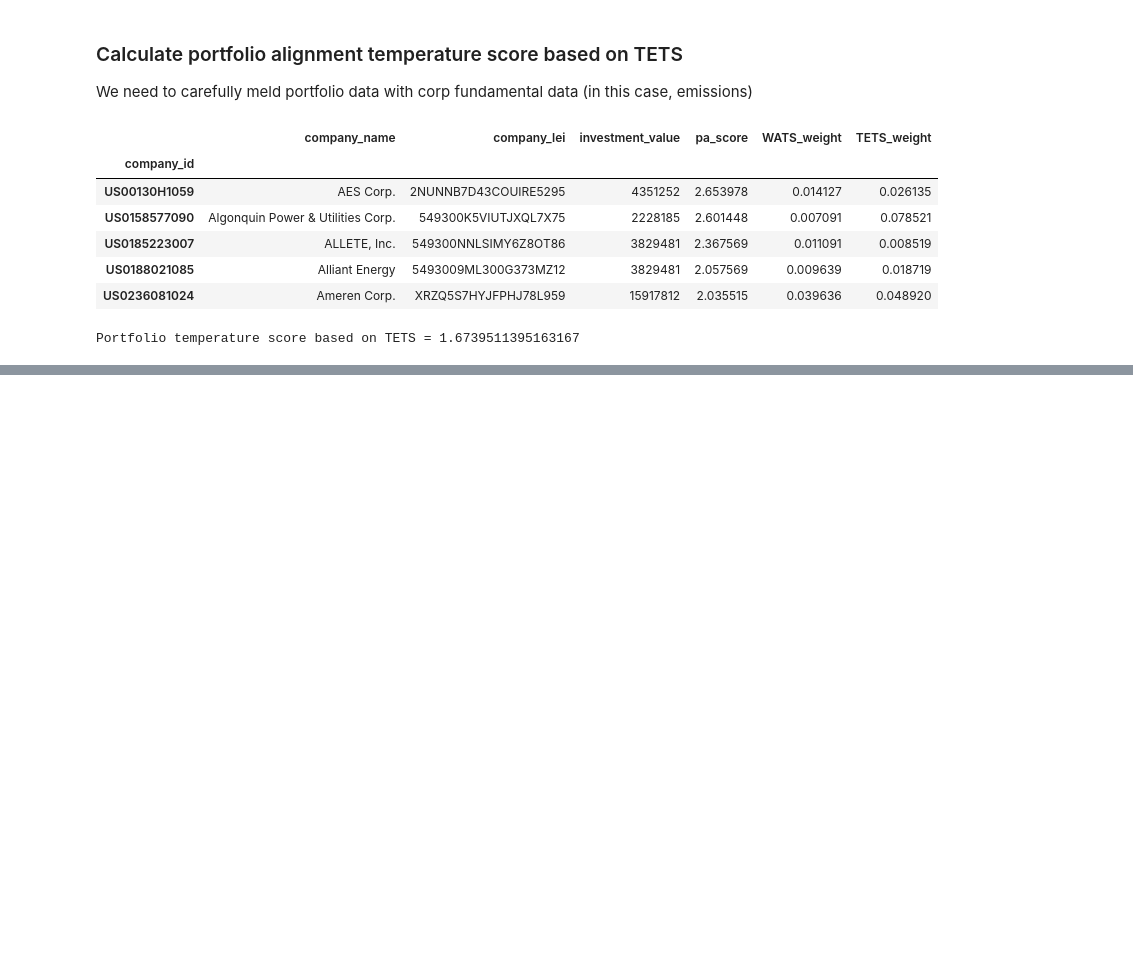
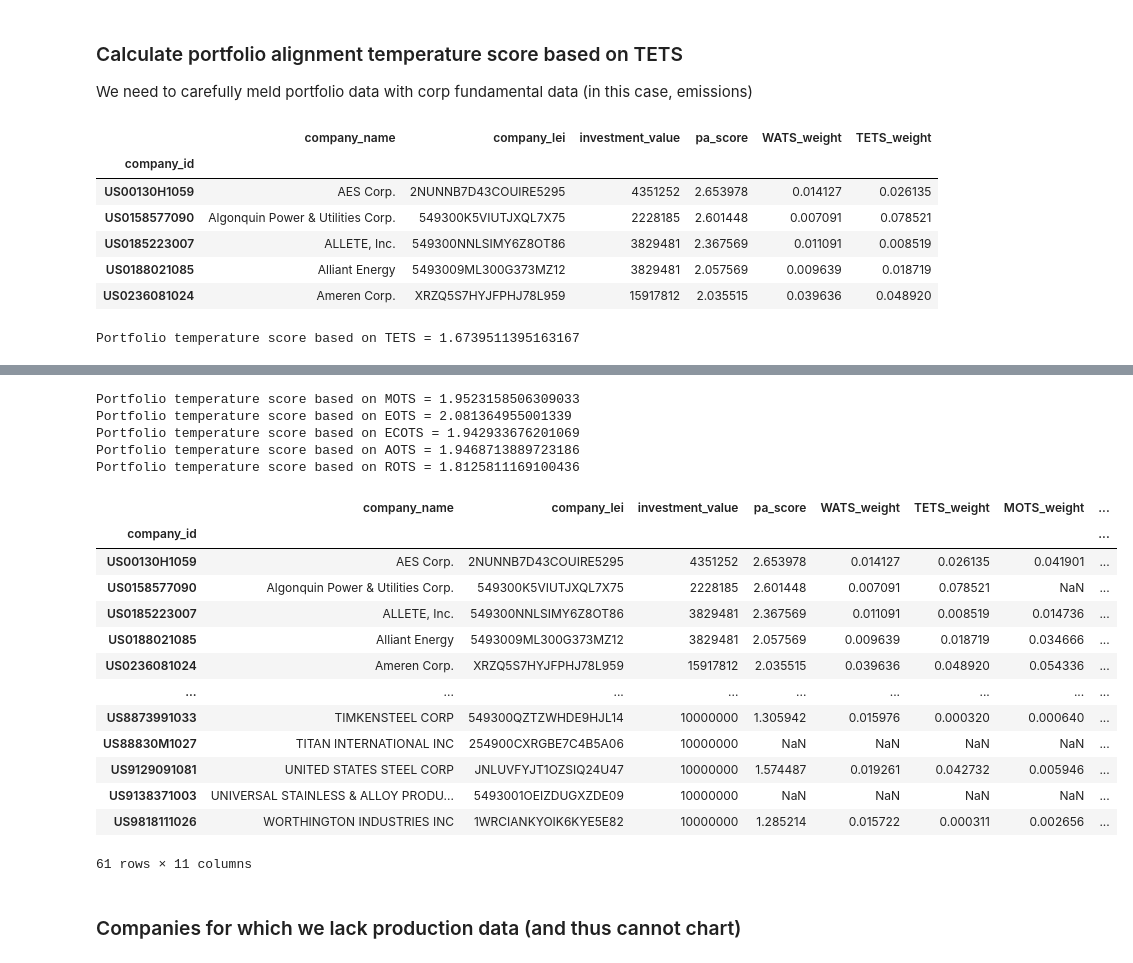
Before and after one commit to os-climate/ITR, a Jupyter notebook: examples/vault_demo_n0.ipynb, the cells around one changed output, grey strips where cells are left out. Drawn from its saved outputs; the diff is of its cells as text; code cells hidden in the pictures; blank space fills up the shorter version.

Commit message:
Add portfolio data and touch up some Markdown comments
Signed-off-by: Michael Tiemann <72577720+MichaelTiemannOSC@users.noreply.github.com>

```diff
--- a/examples/vault_demo_n0.ipynb
+++ b/examples/vault_demo_n0.ipynb
@@ -347,3 +333,0 @@ Portfolio temperature score based on MOTS = 1.9523158506309033
-# %%
-portfolio_df['EOTS_weight'] = vault_company_data.compute_portfolio_weights(portfolio_df['pa_score'], 2019, 'company_enterprise_value', EScope.S1S2)
-portfolio_df.head()
@@ -362,3 +333,0 @@ Portfolio temperature score based on EOTS = 2.081364955001339
-# %%
-portfolio_df['ECOTS_weight'] = vault_company_data.compute_portfolio_weights(portfolio_df['pa_score'], 2019, 'company_evic', EScope.S1S2)
-portfolio_df.head()
@@ -377,3 +333,0 @@ Portfolio temperature score based on ECOTS = 1.942933676201069
-# %%
-portfolio_df['AOTS_weight'] = vault_company_data.compute_portfolio_weights(portfolio_df['pa_score'], 2019, 'company_total_assets', EScope.S1S2)
-portfolio_df.head()
@@ -392,3 +333,0 @@ Portfolio temperature score based on AOTS = 1.9468713889723186
-# %%
-portfolio_df['ROTS_weight'] = vault_company_data.compute_portfolio_weights(portfolio_df['pa_score'], 2019, 'company_revenue', EScope.S1S2)
-portfolio_df.head()
@@ -407,3 +342,40 @@ Portfolio temperature score based on ROTS = 1.8125811169100436
+# %%
+weighting_dict = {
+    'MOTS': 'company_market_cap',
+    'EOTS': 'company_enterprise_value',
+    'ECOTS': 'company_evic',
+    'AOTS': 'company_total_assets',
+    'ROTS': 'company_revenue',
+}
+
+for k, v in weighting_dict.items():
+    weight_column = f"{k}_weight"
+    portfolio_df[weight_column] = vault_company_data.compute_portfolio_weights(portfolio_df['pa_score'], 2019, v, EScope.S1S2)
+    print(f"Portfolio temperature score based on {k} = {portfolio_df[weight_column].sum()}")
+
+portfolio_df
+# %% [output]
+Portfolio temperature score based on MOTS = 1.9523158506309033
+Portfolio temperature score based on EOTS = 2.081364955001339
+Portfolio temperature score based on ECOTS = 1.942933676201069
+Portfolio temperature score based on AOTS = 1.9468713889723186
+Portfolio temperature score based on ROTS = 1.8125811169100436
+|  | company_name | company_lei | investment_value | pa_score | WATS_weight | TETS_weight | MOTS_weight | ... |
+| company_id |  |  |  |  |  |  |  | ... |
+| US00130H1059 | AES Corp. | 2NUNNB7D43COUIRE5295 | 4351252 | 2.653978 | 0.014127 | 0.026135 | 0.041901 | ... |
+| US0158577090 | Algonquin Power & Utilities Corp. | 549300K5VIUTJXQL7X75 | 2228185 | 2.601448 | 0.007091 | 0.078521 | NaN | ... |
+| US0185223007 | ALLETE, Inc. | 549300NNLSIMY6Z8OT86 | 3829481 | 2.367569 | 0.011091 | 0.008519 | 0.014736 | ... |
+| US0188021085 | Alliant Energy | 5493009ML300G373MZ12 | 3829481 | 2.057569 | 0.009639 | 0.018719 | 0.034666 | ... |
+| US0236081024 | Ameren Corp. | XRZQ5S7HYJFPHJ78L959 | 15917812 | 2.035515 | 0.039636 | 0.048920 | 0.054336 | ... |
+| ... | ... | ... | ... | ... | ... | ... | ... | ... |
+| US8873991033 | TIMKENSTEEL CORP | 549300QZTZWHDE9HJL14 | 10000000 | 1.305942 | 0.015976 | 0.000320 | 0.000640 | ... |
+| US88830M1027 | TITAN INTERNATIONAL INC | 254900CXRGBE7C4B5A06 | 10000000 | NaN | NaN | NaN | NaN | ... |
+| US9129091081 | UNITED STATES STEEL CORP | JNLUVFYJT1OZSIQ24U47 | 10000000 | 1.574487 | 0.019261 | 0.042732 | 0.005946 | ... |
+| US9138371003 | UNIVERSAL STAINLESS & ALLOY PRODU... | 5493001OEIZDUGXZDE09 | 10000000 | NaN | NaN | NaN | NaN | ... |
+| US9818111026 | WORTHINGTON INDUSTRIES INC | 1WRCIANKYOIK6KYE5E82 | 10000000 | 1.285214 | 0.015722 | 0.000311 | 0.002656 | ... |
+61 rows × 11 columns
+# %% [markdown]
+### Companies for which we lack production data (and thus cannot chart)
 # %%
 portfolio_df[portfolio_df.pa_score.isnull()]
 # %% [output]
```
Also changed, not shown: parts of 13 cells of this notebook, 1 other file.
